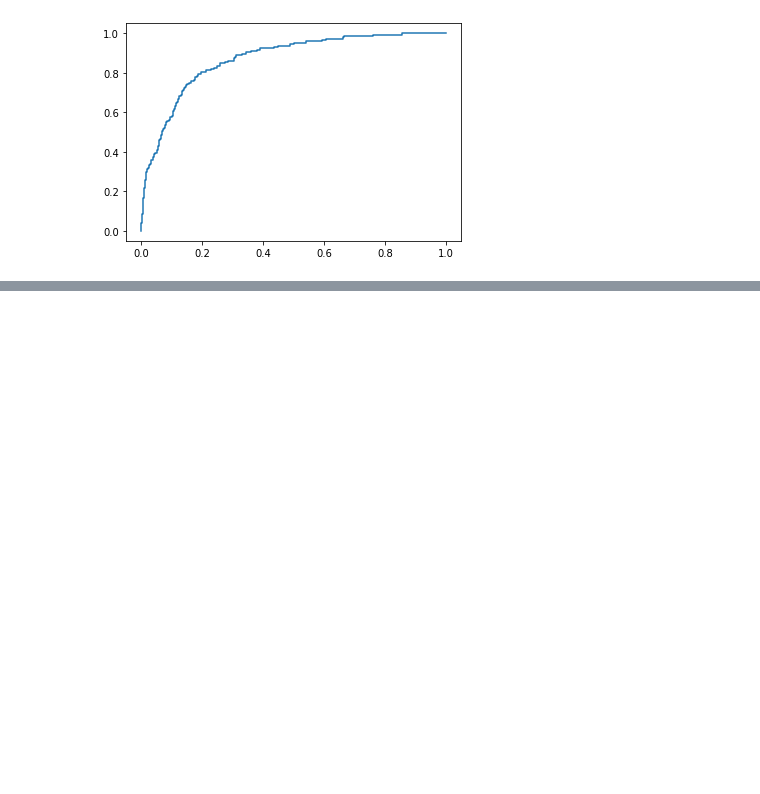
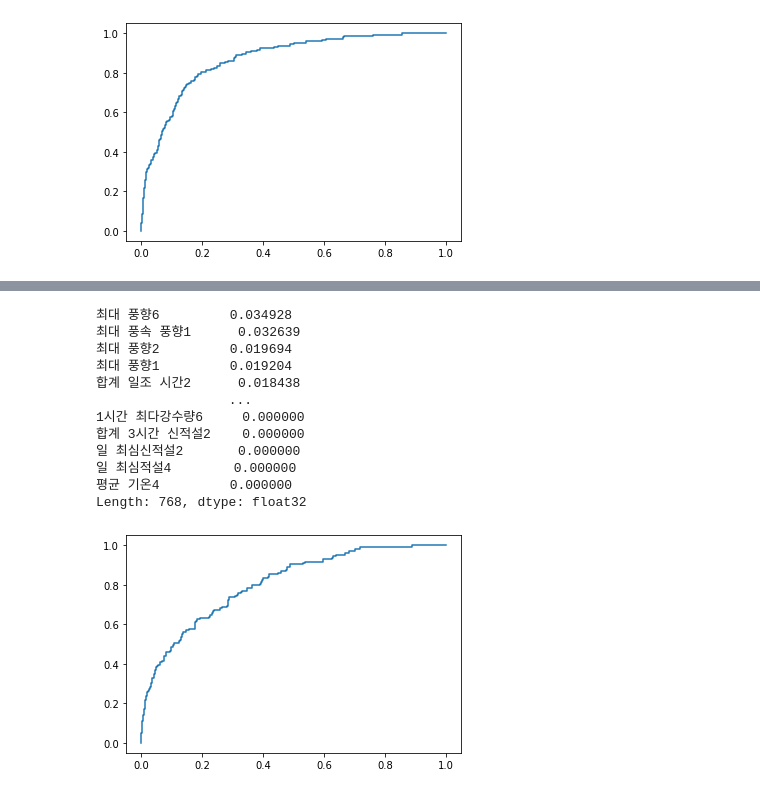
Before and after one commit to zeusryu0/kdt4_project, a Jupyter notebook: project2/code/가뭄모델.ipynb, the cells around one changed output, grey strips where cells are left out. Drawn from its saved outputs; the diff is of its cells as text; code cells hidden in the pictures; blank space fills up the shorter version.

```diff
--- a/project2/code/가뭄모델.ipynb
+++ b/project2/code/가뭄모델.ipynb
@@ -306,3 +315,21 @@ pd.Series( xgb.feature_importances_,x.columns).sort_values(ascending=False)
 평균 기온4         0.000000
 Length: 768, dtype: float32
 [figure]
+# %%
+while True:
+    ser = pd.Series(xgb.feature_importances_,x.columns).sort_values(ascending=False)
+    if ser[ser==0].count() == 0:
+        break
+    col = list(ser[ser>0].index)
+    col.append('mtag')
+    x = cli_window[col].dropna().drop(['mtag'],axis=1)
+    y = cli_window[col].dropna()['mtag']
+    x_train, x_test, y_train, y_test = train_test_split(x, y,test_size=0.2, stratify=y, random_state=111)
+    x_train, x_val, y_train, y_val = train_test_split(x_train, y_train, test_size=0.2, stratify=y_train, random_state=111)
+    xgb = XGBClassifier()
+    xgb.fit(x_train, y_train, eval_metric='auc', eval_set=[(x_train,y_train),(x_val,y_val)], early_stopping_rounds=10,verbose=0)
+    pred = xgb.predict(x_test)
+    prob = xgb.predict_proba(x_test)
+
+    print('auc:',roc_auc_score(y_test, prob[:,1]))
+    print(classification_report(y_test,pred))
@@ -308,0 +356,12 @@ Length: 768, dtype: float32
+# %%
+smote = SMOTE(random_state=11)
+x_train_over, y_train_over = smote.fit_resample(x_train,y_train)
+x_val_over, y_val_over = smote.fit_resample(x_train,y_train)
+# %%
+xgb = XGBClassifier()
+xgb.fit(x_train_over, y_train_over, eval_metric='auc', eval_set=[(x_train_over,y_train_over),(x_val_over,y_val_over)], early_stopping_rounds=10,verbose=2)
+pred = xgb.predict(x_test)
+prob = xgb.predict_proba(x_test)
+
+print('auc:',roc_auc_score(y_test, prob[:,1]))
+print(classification_report(y_test,pred))
@@ -308,0 +386,20 @@ Length: 768, dtype: float32
+# %%
+tpr, fpr, _ = roc_curve(y_test, prob[:,1])
+plt.plot(tpr,fpr)
+xgb.feature_importances_
+x.columns
+pd.Series(xgb.feature_importances_,x.columns).sort_values(ascending=False)
+# %% [output]
+최대 풍향6         0.034928
+최대 풍속 풍향1      0.032639
+최대 풍향2         0.019694
+최대 풍향1         0.019204
+합계 일조 시간2      0.018438
+                 ...
+1시간 최다강수량6     0.000000
+합계 3시간 신적설2    0.000000
+일 최심신적설2       0.000000
+일 최심적설4        0.000000
+평균 기온4         0.000000
+Length: 768, dtype: float32
+[figure, added]
```
Also changed, not shown: parts of 37 cells of this notebook, 5 other files.
